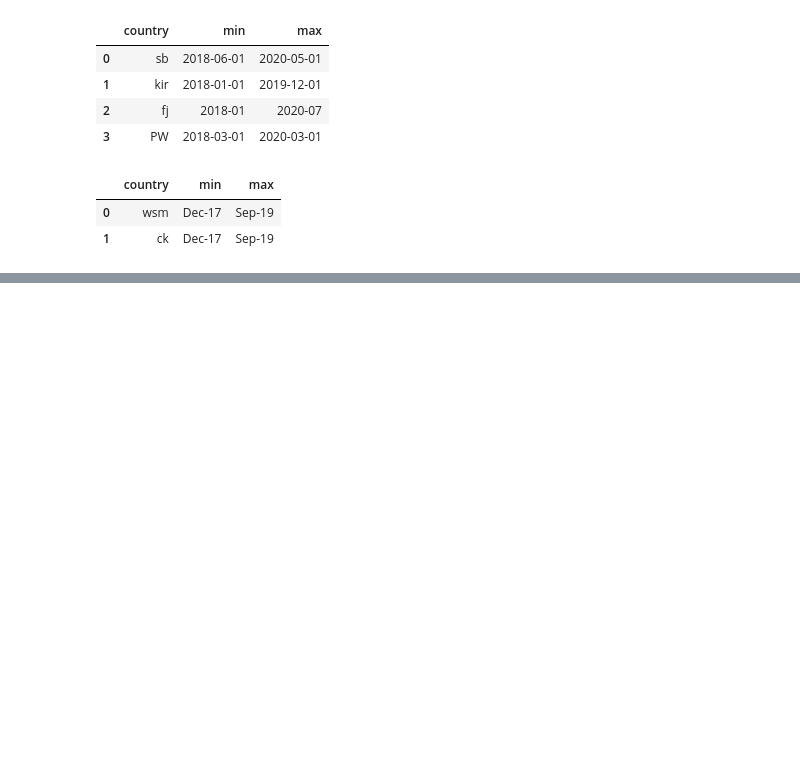
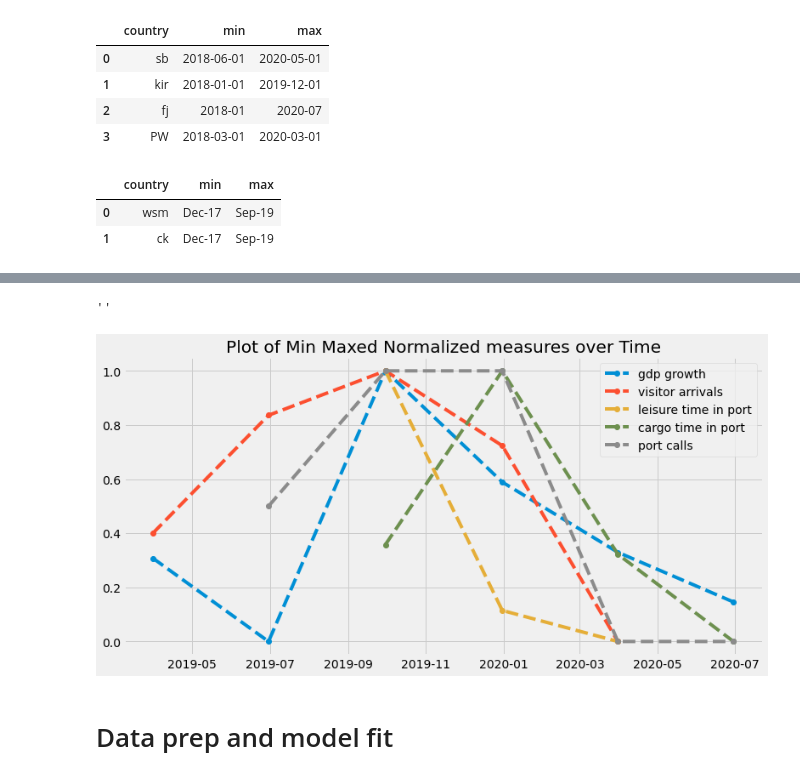
Before and after one commit to GeoffPidcock/ais-pacifimpact, a Jupyter notebook: notebooks/03--geoffpidcock--modeling-cpi-trade-gdp.ipynb, the cells around one changed output, grey strips where cells are left out. Drawn from its saved outputs; the diff is of its cells as text; code cells hidden in the pictures; blank space fills up the shorter version.

```diff
--- a/notebooks/03--geoffpidcock--modeling-cpi-trade-gdp.ipynb
+++ b/notebooks/03--geoffpidcock--modeling-cpi-trade-gdp.ipynb
@@ -419,0 +681,22 @@ Feature gaps
+# %%
+data_model_plot = data_model[~data_model.gdp_growth.isna()].copy()
+for c in data_model_plot.columns[6:].tolist()+[data_model_plot.columns[5]]:
+    data_model_plot[c] = (data_model_plot[c]-data_model_plot[c].min())/(data_model_plot[c].max()-data_model_plot[c].min())
+# %%
+data_model_plot.set_index('date_to',inplace=True)
+# %%
+plt.clf
+f = plt.figure(figsize=(12,6))
+plt.plot(data_model_plot.gdp_growth,marker='o',linestyle='--',label='gdp growth')
+plt.plot(data_model_plot.visitor_arrivals,marker='o',linestyle='--',label='visitor arrivals')
+plt.plot(data_model_plot.leisure_time_in_port_seconds,marker='o',linestyle='--',label='leisure time in port')
+plt.plot(data_model_plot.cargo_time_in_port_seconds,marker='o',linestyle='--',label='cargo time in port')
+plt.plot(data_model_plot.port_calls,marker='o',linestyle='--',label='port calls')
+plt.legend(loc='upper right')
+plt.title("Plot of Min Maxed Normalized measures over Time")
+;
+# %% [output]
+''
+[figure, added]
+# %% [markdown]
+# Data prep and model fit
```
Also changed, not shown: parts of 39 cells of this notebook, 1 other file.
